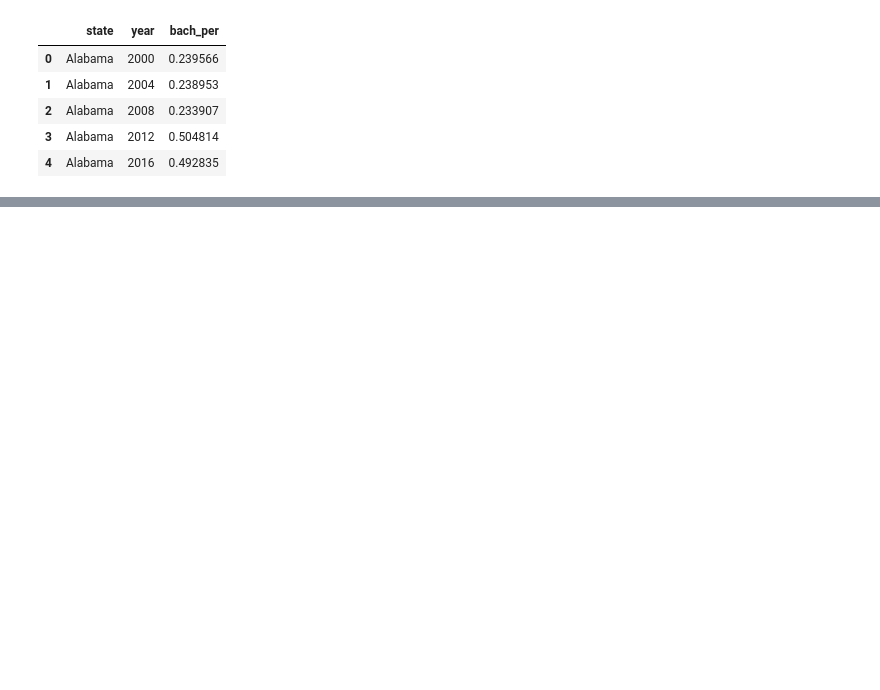
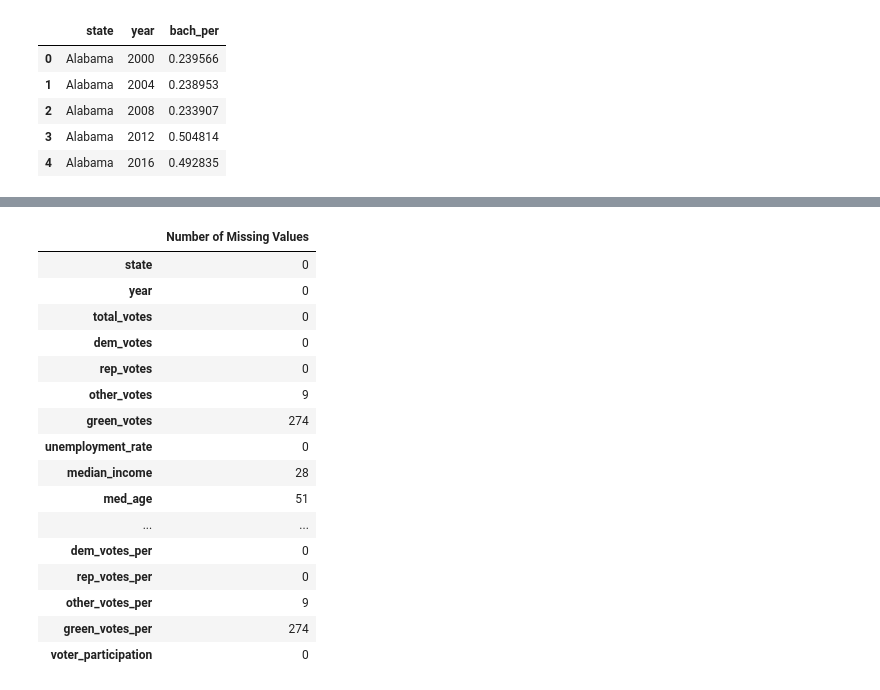
Before and after one commit to jamilditter/election_results, a Jupyter notebook: code/Data Cleaning.ipynb, the cells around one changed output, grey strips where cells are left out. Cells and saved outputs as stored; diff of their text form; code cells hidden in the pictures; blank space fills up the shorter version.

```diff
--- a/code/Data Cleaning.ipynb
+++ b/code/Data Cleaning.ipynb
@@ -378,0 +397,20 @@ merged_data.to_csv("Voting Breakdown By Socioeconomic and Demographic Factors.cs
+# %%
+merged_data.isna().sum().to_frame(name='Number of Missing Values')
+# %% [output]
+|  | Number of Missing Values |
+| state | 0 |
+| year | 0 |
+| total_votes | 0 |
+| dem_votes | 0 |
+| rep_votes | 0 |
+| other_votes | 9 |
+| green_votes | 274 |
+| unemployment_rate | 0 |
+| median_income | 28 |
+| med_age | 51 |
+| ... | ... |
+| dem_votes_per | 0 |
+| rep_votes_per | 0 |
+| other_votes_per | 9 |
+| green_votes_per | 274 |
+| voter_participation | 0 |
```
Also changed, not shown: parts of 8 cells of this notebook.
